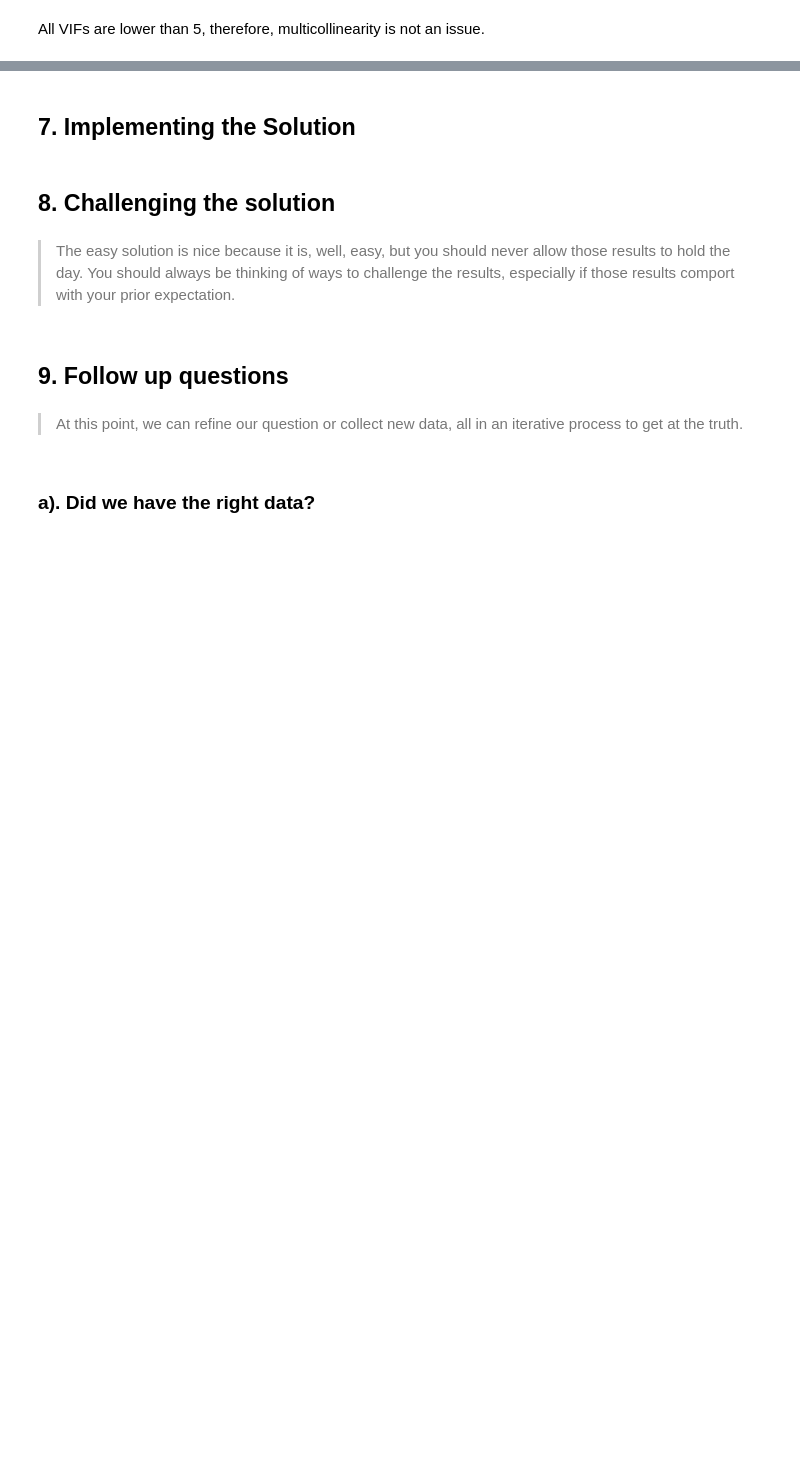
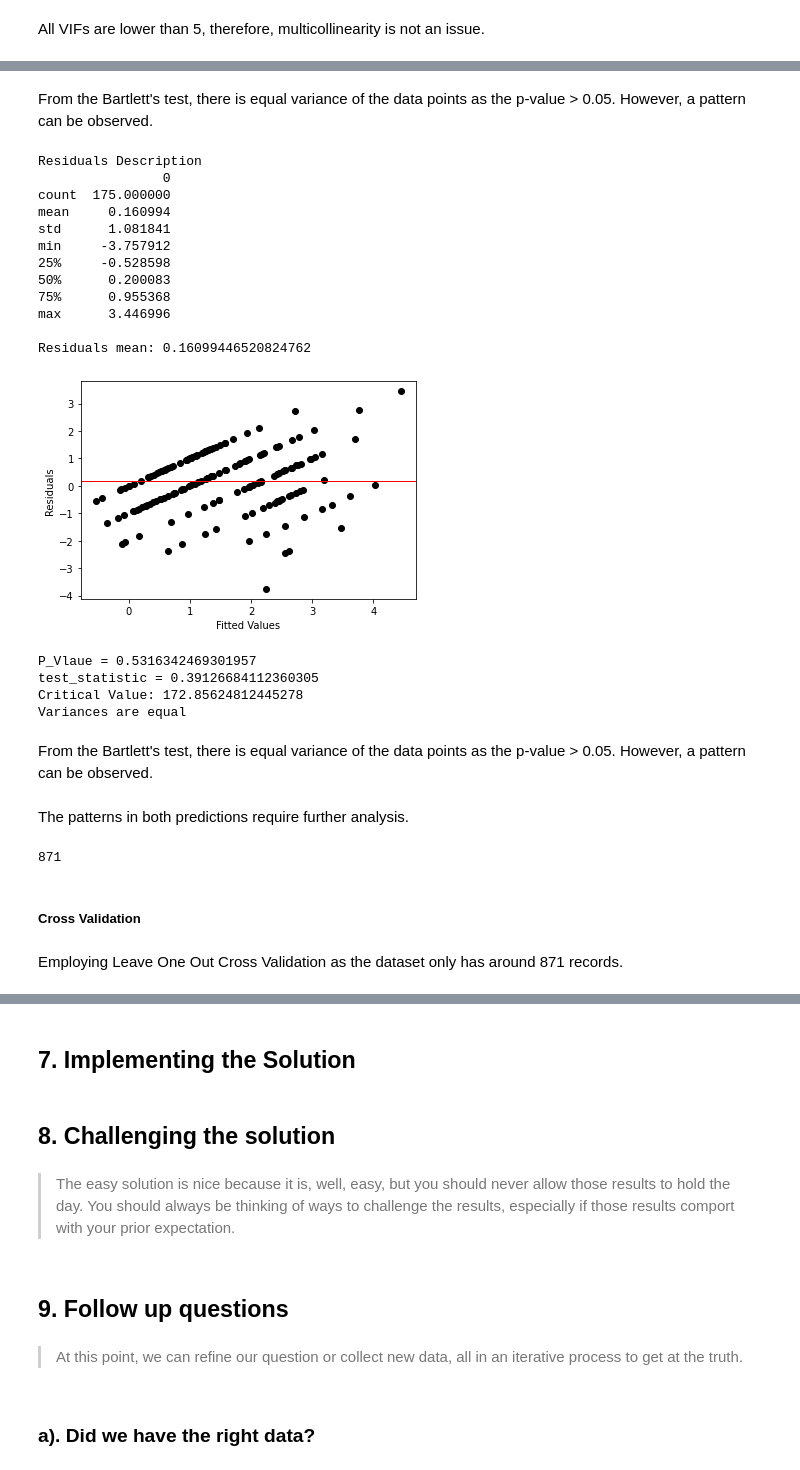
Before and after one commit to deborahmasibo/Moringa-Core-Module-2-Week-1-IP, a Jupyter notebook: Football_Prediction.ipynb, the cells around one changed output, grey strips where cells are left out. Saved outputs shown, nothing was run; the diff lists cells and outputs as text; code cells hidden in the pictures; blank space fills up the shorter version.

```diff
--- a/Football_Prediction.ipynb
+++ b/Football_Prediction.ipynb
@@ -552,0 +898,37 @@ All VIFs are lower than 5, therefore, multicollinearity is not an issue.
+# %% [markdown]
+From the Bartlett's test, there is equal variance of the data points as the p-value > 0.05. However, a pattern can be observed.
+# %%
+# y = away team score
+# As the RMSE increased after LDA, the dimensionality reduction method will not be employed.
+Residuals_Heteroskedasticity(1, X1_train, X1_test, y1_train, y1_test, 1)
+# %% [output]
+Residuals Description
+                0
+count  175.000000
+mean     0.160994
+std      1.081841
+min     -3.757912
+25%     -0.528598
+50%      0.200083
+75%      0.955368
+max      3.446996
+
+Residuals mean: 0.16099446520824762
+[figure, added]
+P_Vlaue = 0.5316342469301957
+test_statistic = 0.39126684112360305
+Critical Value: 172.85624812445278
+Variances are equal
+# %% [markdown]
+From the Bartlett's test, there is equal variance of the data points as the p-value > 0.05. However, a pattern can be observed.
+# %% [markdown]
+The patterns in both predictions require further analysis.
+# %%
+# Number of records
+merged_modelling.shape[0]
+# %% [output]
+871
+# %% [markdown]
+##### Cross Validation
+# %% [markdown]
+Employing Leave One Out Cross Validation as the dataset only has around 871 records.
```
Also changed, not shown: parts of 69 cells of this notebook.
